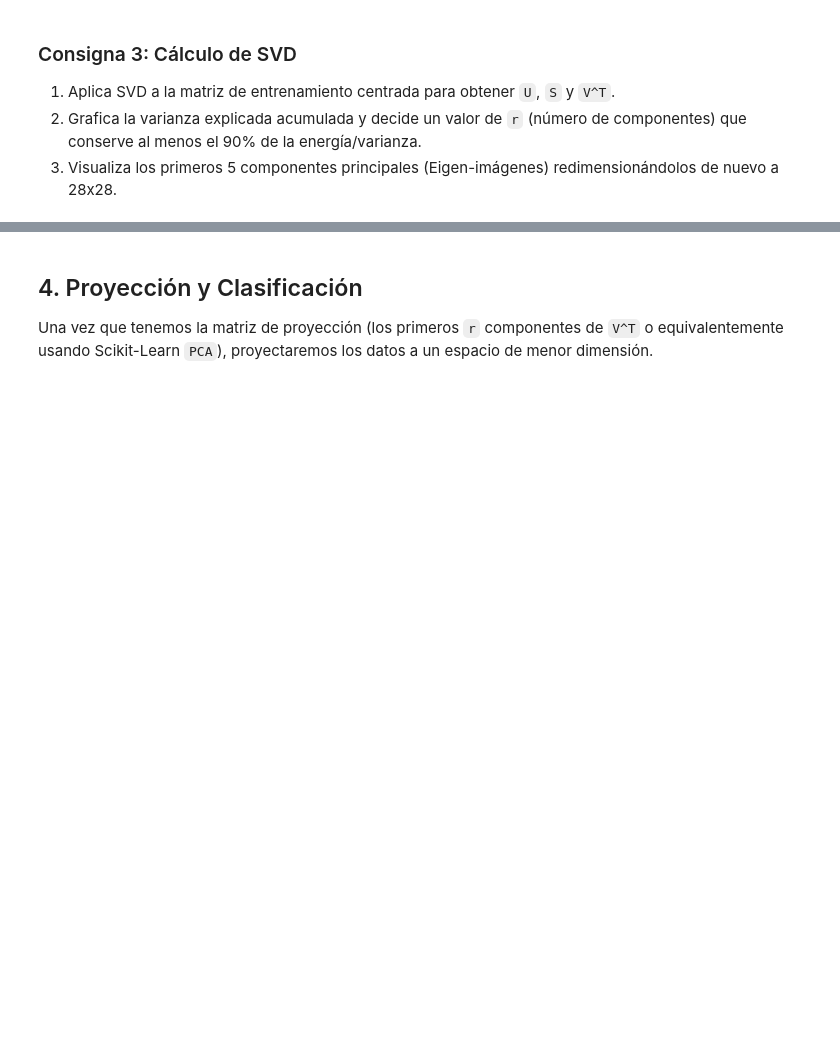
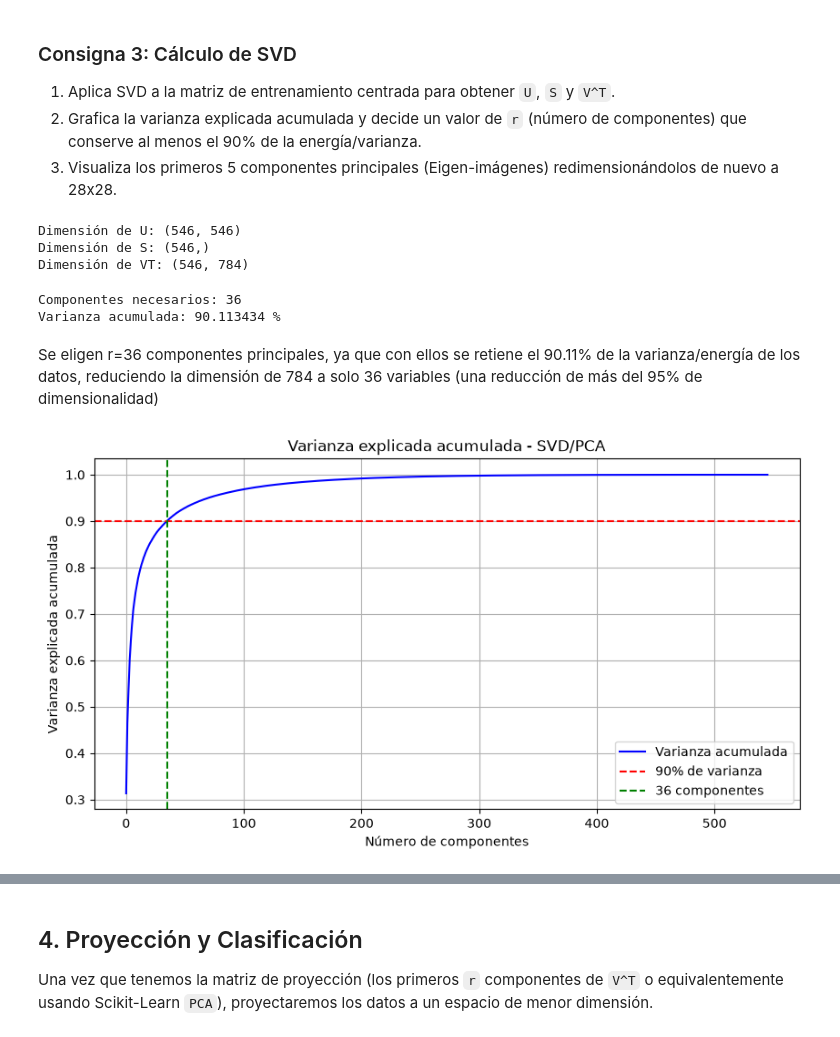
Before and after one commit to J-Palma/ML1_2026-2, a Jupyter notebook: TP_3/TP3_Consigna.ipynb, the cells around one changed output, grey strips where cells are left out. Cells and saved outputs as stored; diff of their text form; code cells hidden in the pictures; blank space fills up the shorter version.

```diff
--- a/TP_3/TP3_Consigna.ipynb
+++ b/TP_3/TP3_Consigna.ipynb
@@ -60,0 +124,64 @@ Ahora aplicaremos SVD a nuestra matriz de datos centrados para extraer los **Com
+# %%
+# TODO: Escribe tu código de SVD y visualización aquí
+# Aplicar SVD sobre los datos centrados
+U, S, VT = np.linalg.svd(
+    X_train_centrado,
+    full_matrices=False
+)
+
+print("Dimensión de U:", U.shape)
+print("Dimensión de S:", S.shape)
+print("Dimensión de VT:", VT.shape)
+# %% [output]
+Dimensión de U: (546, 546)
+Dimensión de S: (546,)
+Dimensión de VT: (546, 784)
+# %%
+# Varianza explicada individual
+varianza_explicada = (S ** 2) / np.sum(S ** 2)
+
+# Varianza acumulada
+varianza_acumulada = np.cumsum(varianza_explicada)
+
+# Buscar componentes necesarios para conservar 90%
+r_90 = np.argmax(varianza_acumulada >= 0.90) + 1
+
+print("Componentes necesarios:", r_90)
+print("Varianza acumulada:", varianza_acumulada[r_90 - 1] * 100, "%")
+# %% [output]
+Componentes necesarios: 36
+Varianza acumulada: 90.113434 %
+# %% [markdown]
+Se eligen r=36 componentes principales, ya que con ellos se retiene el 90.11% de la varianza/energía de los datos, reduciendo la dimensión de 784 a solo 36 variables (una reducción de más del 95% de dimensionalidad)
+# %%
+plt.figure(figsize=(10, 5))
+
+plt.plot(
+    varianza_acumulada,
+    color='blue',
+    label='Varianza acumulada'
+)
+
+plt.axhline(
+    y=0.90,
+    color='red',
+    linestyle='--',
+    label='90% de varianza'
+)
+
+plt.axvline(
+    x=r_90 - 1,
+    color='green',
+    linestyle='--',
+    label=f'{r_90} componentes'
+)
+
+plt.xlabel("Número de componentes")
+plt.ylabel("Varianza explicada acumulada")
+plt.title("Varianza explicada acumulada - SVD/PCA")
+
+plt.legend()
+plt.grid()
+plt.show()
+# %% [output]
+[figure, added]
```
Also changed, not shown: parts of 16 cells of this notebook, 4 other files.
